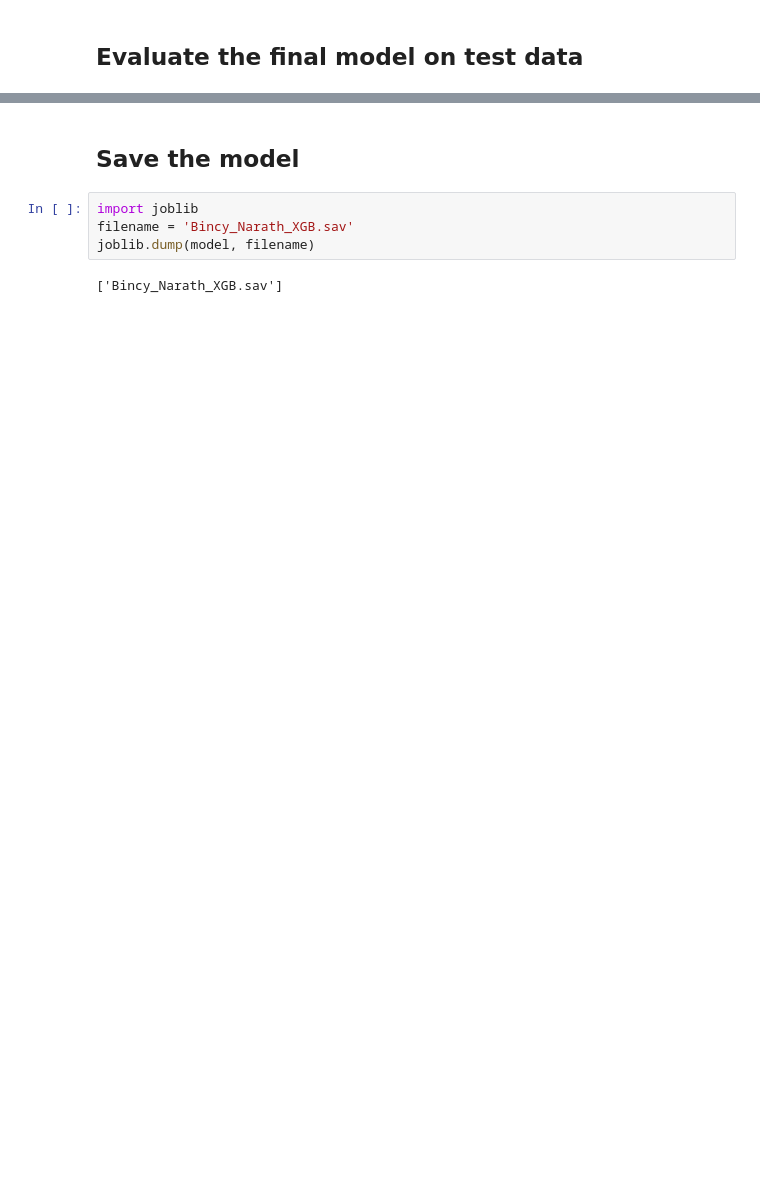
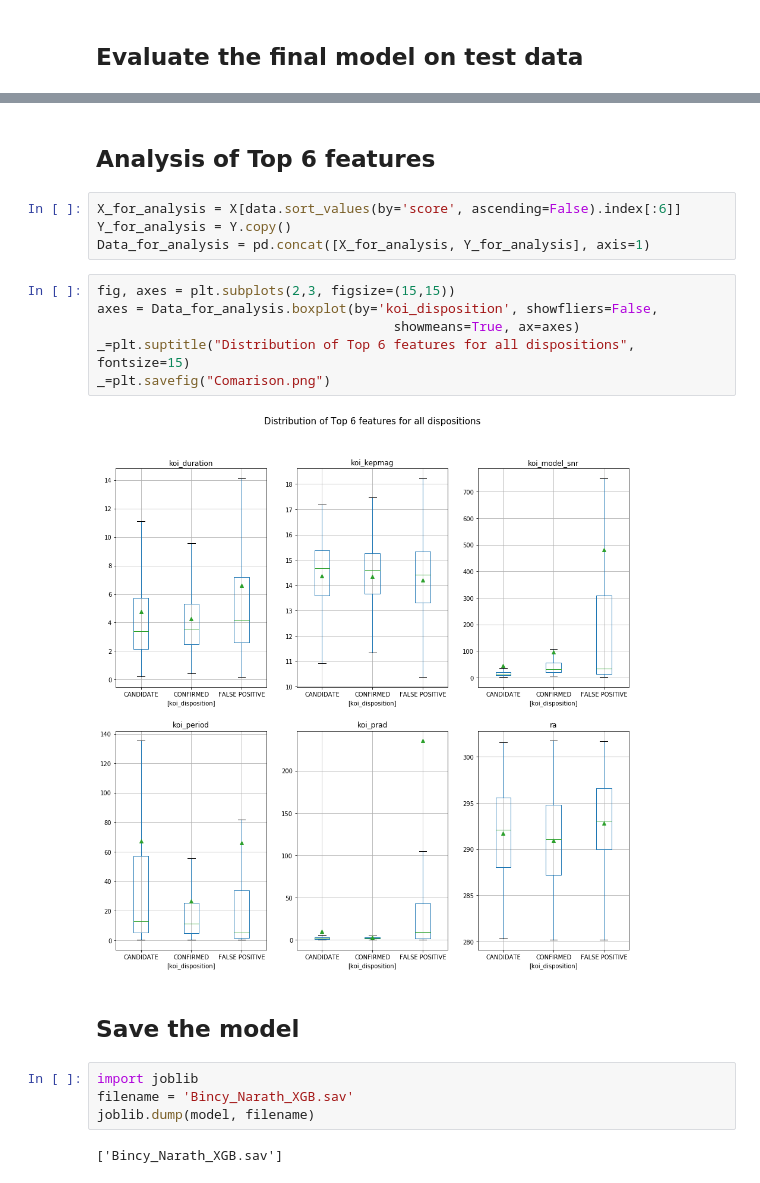
Before and after one commit to bnarath/find_Exoplanet, a Jupyter notebook: Code/Model2_XGB.ipynb, the cells around one changed output, grey strips where cells are left out. Saved outputs shown, nothing was run; the diff lists cells and outputs as text; blank space fills up the shorter version.

```diff
--- a/Code/Model2_XGB.ipynb
+++ b/Code/Model2_XGB.ipynb
@@ -368,3 +389,17 @@ Accuracy: 0.895
+# %% [markdown]
+## Analysis of Top 6 features
+# %%
+X_for_analysis = X[data.sort_values(by='score', ascending=False).index[:6]]
+Y_for_analysis = Y.copy()
+Data_for_analysis = pd.concat([X_for_analysis, Y_for_analysis], axis=1)
+# %%
+fig, axes = plt.subplots(2,3, figsize=(15,15))
+axes = Data_for_analysis.boxplot(by='koi_disposition', showfliers=False,
+                                      showmeans=True, ax=axes)
+_=plt.suptitle("Distribution of Top 6 features for all dispositions", fontsize=15)
+_=plt.savefig("Comarison.png")
+# %% [output]
+[figure, added]
 # %% [markdown]
 ## Save the model
 # %%
```
Also changed, not shown: parts of 11 cells of this notebook, 2 other files.
